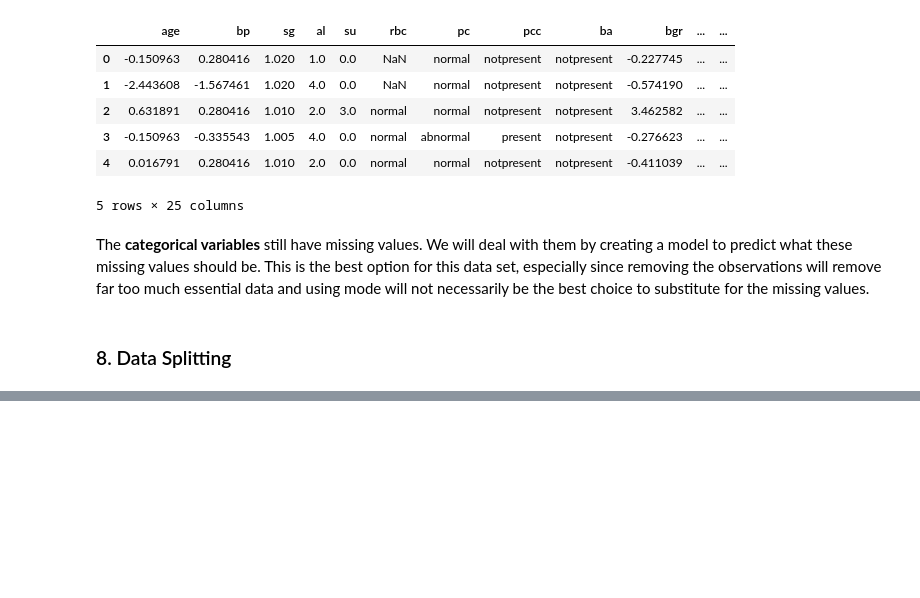
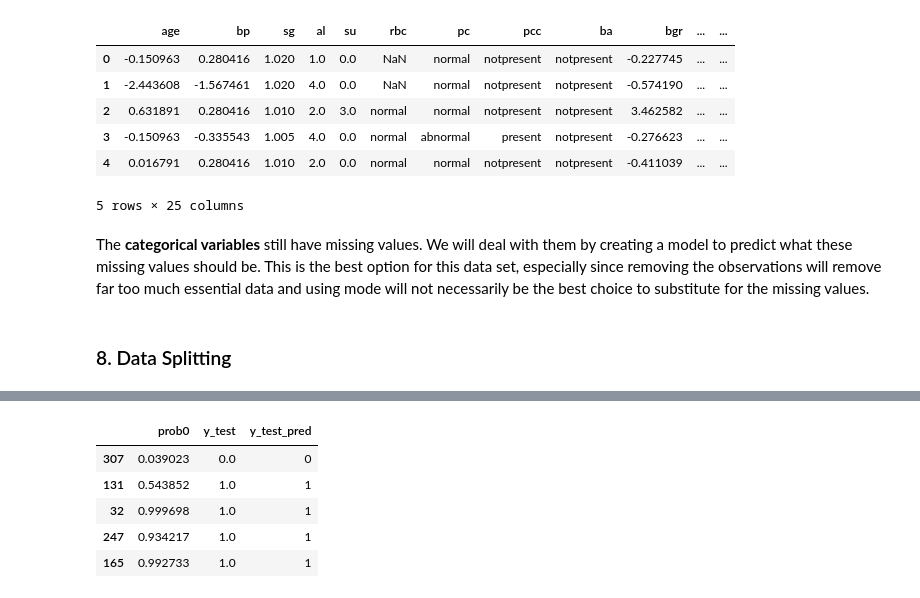
Before and after one commit to nimerkb/Assign6, a Jupyter notebook: assignment6.ipynb, the cells around one changed output, grey strips where cells are left out. Cells and saved outputs as stored; diff of their text form; code cells hidden in the pictures; blank space fills up the shorter version.

```diff
--- a/assignment6.ipynb
+++ b/assignment6.ipynb
@@ -263,0 +279,2 @@ Index(['age', 'bp', 'sg', 'al', 'su', 'rbc', 'pc', 'pcc', 'ba', 'bgr', 'bu',
+# %%
+def_log.fit(X_train,y_train)
@@ -263,0 +283,6 @@ Index(['age', 'bp', 'sg', 'al', 'su', 'rbc', 'pc', 'pcc', 'ba', 'bgr', 'bu',
+# %%
+pred_prob = def_log.predict_proba(X_test)
+# %%
+predicted_df = pd.DataFrame(
+    data = {'prob0':pred_prob[:,1], 'y_test': y_test}
+)
@@ -263,0 +298,12 @@ Index(['age', 'bp', 'sg', 'al', 'su', 'rbc', 'pc', 'pcc', 'ba', 'bgr', 'bu',
+# %%
+# using a cut off value instead
+predicted_df['y_test_pred'] = predicted_df.prob0.map(lambda x:1 if x>0.5 else 0)
+# %%
+predicted_df.head()
+# %% [output]
+|  | prob0 | y_test | y_test_pred |
+| 307 | 0.039023 | 0.0 | 0 |
+| 131 | 0.543852 | 1.0 | 1 |
+| 32 | 0.999698 | 1.0 | 1 |
+| 247 | 0.934217 | 1.0 | 1 |
+| 165 | 0.992733 | 1.0 | 1 |
```
Also changed, not shown: parts of 15 cells of this notebook.
